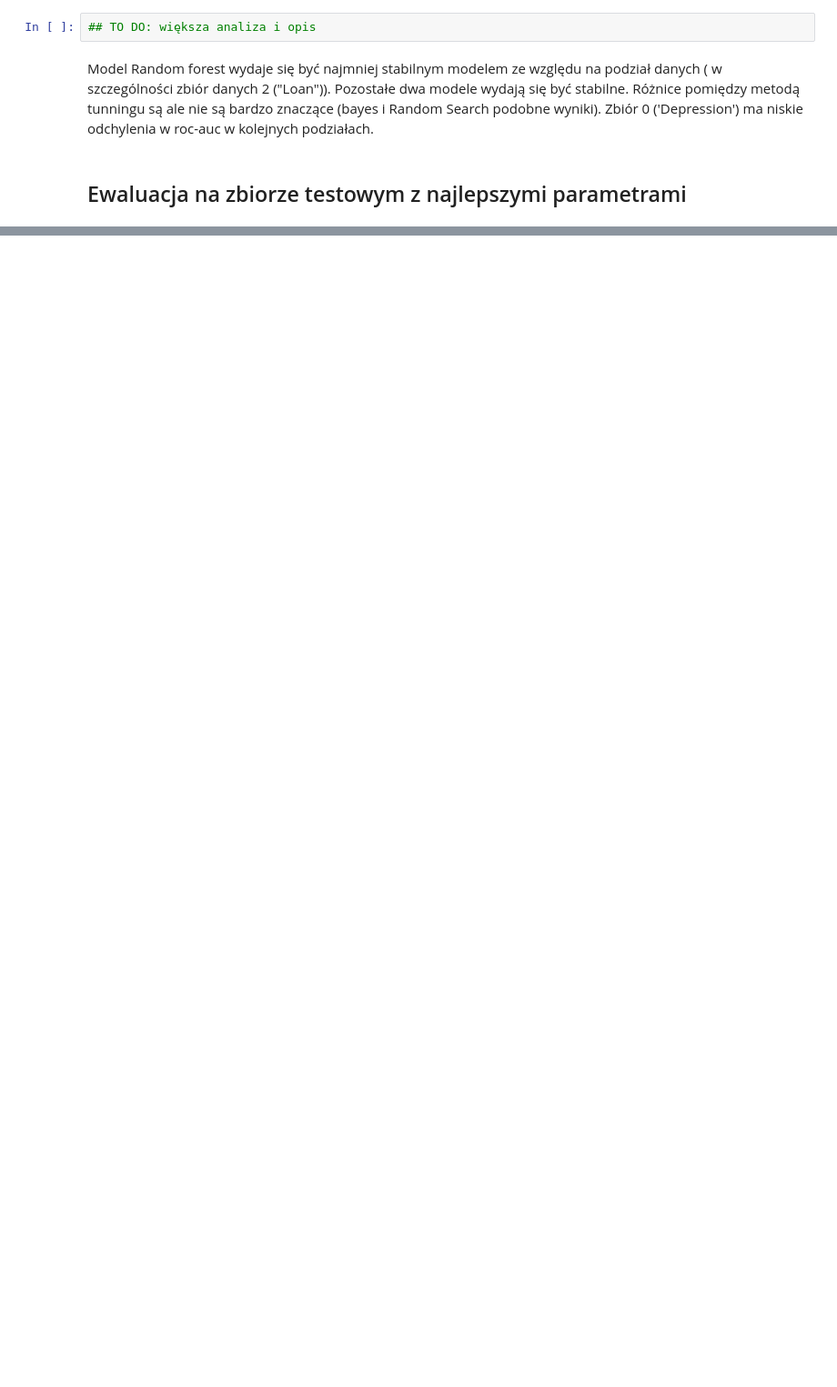
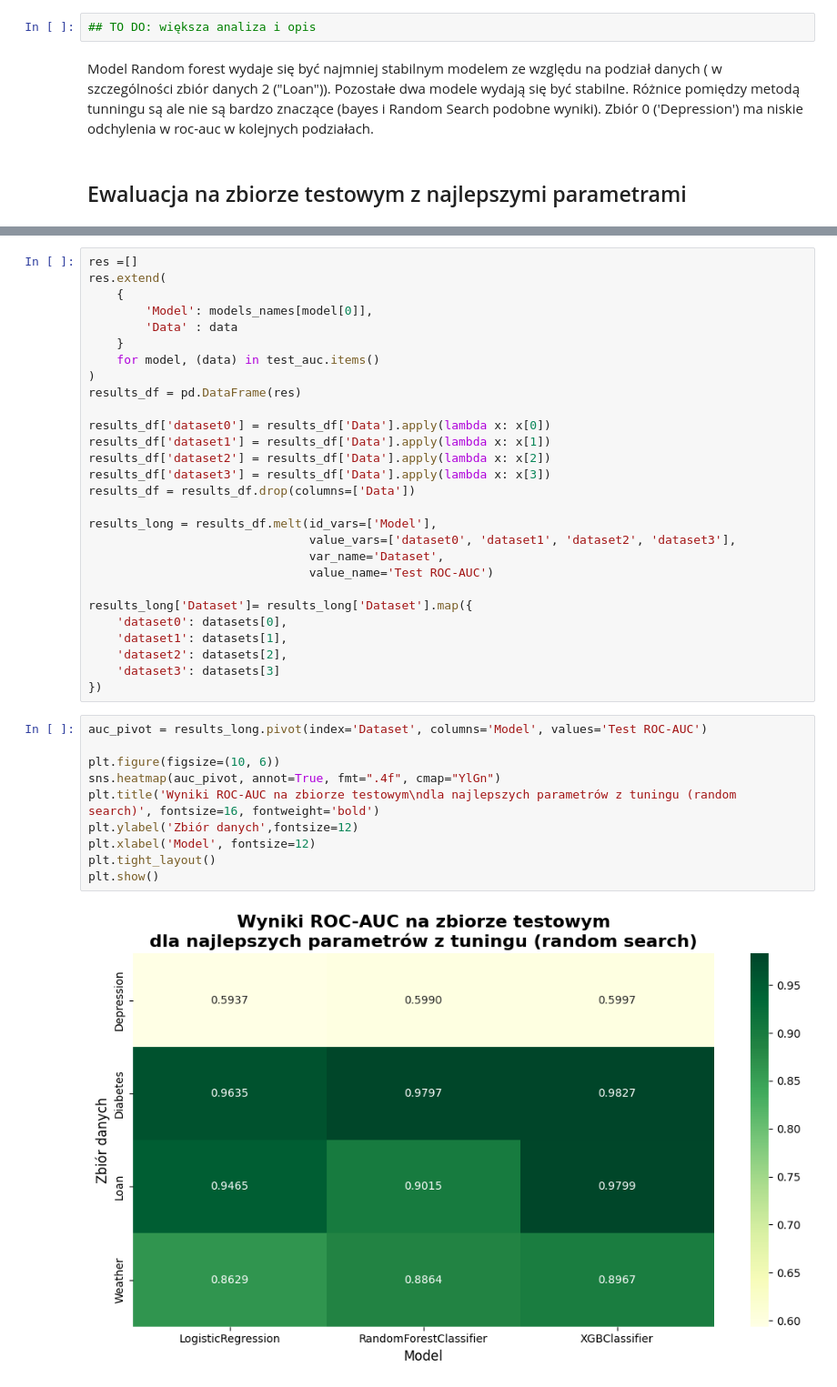
Before and after one commit to bartkowiakdaria/AutoML, a Jupyter notebook: tunning_all_models.ipynb, the cells around one changed output, grey strips where cells are left out. Shown at 91% size. Saved outputs shown, nothing was run; the diff lists cells and outputs as text; blank space fills up the shorter version.

```diff
--- a/tunning_all_models.ipynb
+++ b/tunning_all_models.ipynb
@@ -564,3 +595,43 @@ Dataset 3: Test AUC: 0.86286091632401
     accuracy                           0.84     28158
    macro avg       0.79      0.71      0.74     28158
 weighted avg       0.83      0.84      0.83     28158
+# %%
+res =[]
+res.extend(
+    {
+        'Model': models_names[model[0]],
+        'Data' : data
+    }
+    for model, (data) in test_auc.items()
+)
+results_df = pd.DataFrame(res)
+
+results_df['dataset0'] = results_df['Data'].apply(lambda x: x[0])
+results_df['dataset1'] = results_df['Data'].apply(lambda x: x[1])
+results_df['dataset2'] = results_df['Data'].apply(lambda x: x[2])
+results_df['dataset3'] = results_df['Data'].apply(lambda x: x[3])
+results_df = results_df.drop(columns=['Data'])
+
+results_long = results_df.melt(id_vars=['Model'],
+                               value_vars=['dataset0', 'dataset1', 'dataset2', 'dataset3'],
+                               var_name='Dataset',
+                               value_name='Test ROC-AUC')
+
+results_long['Dataset']= results_long['Dataset'].map({
+    'dataset0': datasets[0],
+    'dataset1': datasets[1],
+    'dataset2': datasets[2],
+    'dataset3': datasets[3]
+})
+# %%
+auc_pivot = results_long.pivot(index='Dataset', columns='Model', values='Test ROC-AUC')
+
+plt.figure(figsize=(10, 6))
+sns.heatmap(auc_pivot, annot=True, fmt=".4f", cmap="YlGn")
+plt.title('Wyniki ROC-AUC na zbiorze testowym\ndla najlepszych parametrów z tuningu (random search)', fontsize=16, fontweight='bold')
+plt.ylabel('Zbiór danych',fontsize=12)
+plt.xlabel('Model', fontsize=12)
+plt.tight_layout()
+plt.show()
+# %% [output]
+[figure, added]
```
Also changed, not shown: parts of 20 cells of this notebook, 1 other file.
